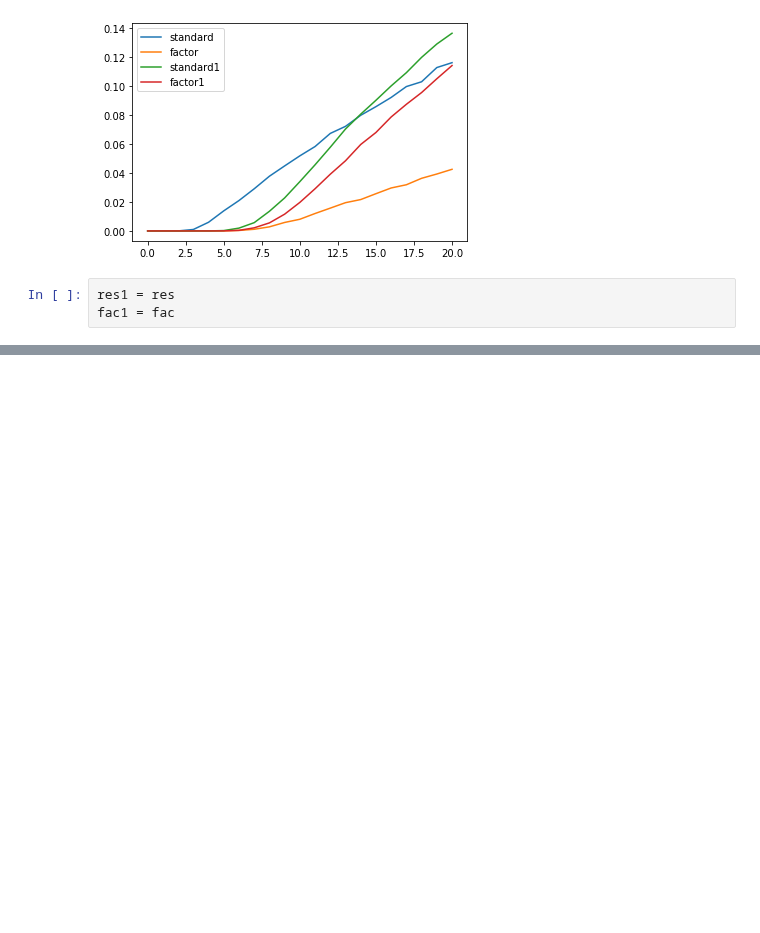
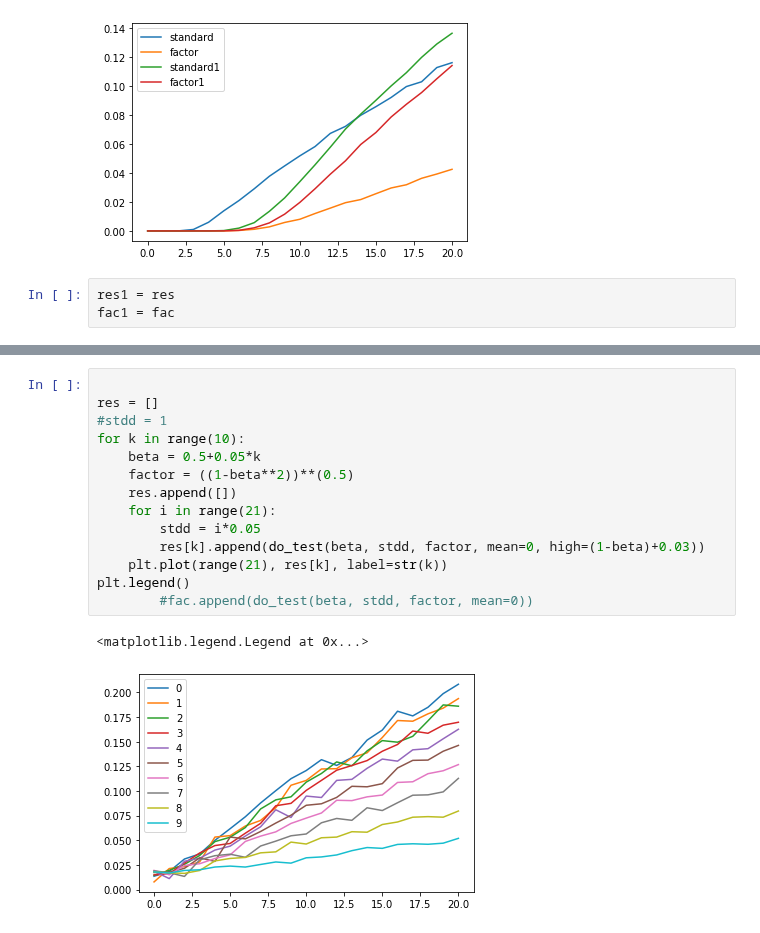
Before and after one commit to Quickblink/rsnn, a Jupyter notebook: Experiments/StochasticExperiments.ipynb, the cells around one changed output, grey strips where cells are left out. Saved outputs shown, nothing was run; the diff lists cells and outputs as text; blank space fills up the shorter version.

```diff
--- a/Experiments/StochasticExperiments.ipynb
+++ b/Experiments/StochasticExperiments.ipynb
@@ -104,0 +154,17 @@ fac1 = fac
+# %%
+
+res = []
+#stdd = 1
+for k in range(10):
+    beta = 0.5+0.05*k
+    factor = ((1-beta**2))**(0.5)
+    res.append([])
+    for i in range(21):
+        stdd = i*0.05
+        res[k].append(do_test(beta, stdd, factor, mean=0, high=(1-beta)+0.03))
+    plt.plot(range(21), res[k], label=str(k))
+plt.legend()
+        #fac.append(do_test(beta, stdd, factor, mean=0))
+# %% [output]
+<matplotlib.legend.Legend at 0x...>
+[figure, added]
```
Also changed, not shown: parts of 10 cells of this notebook, 2 other files.
